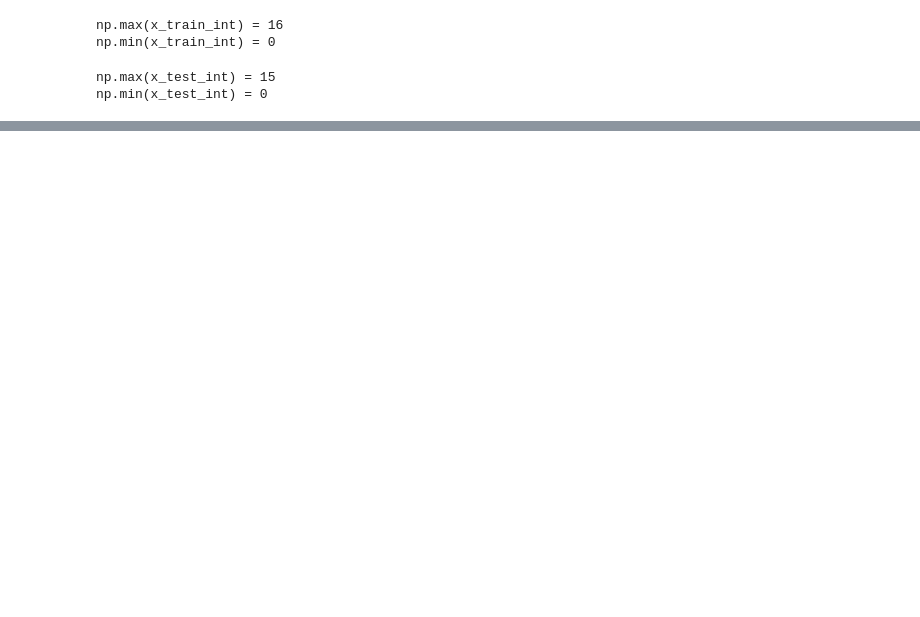
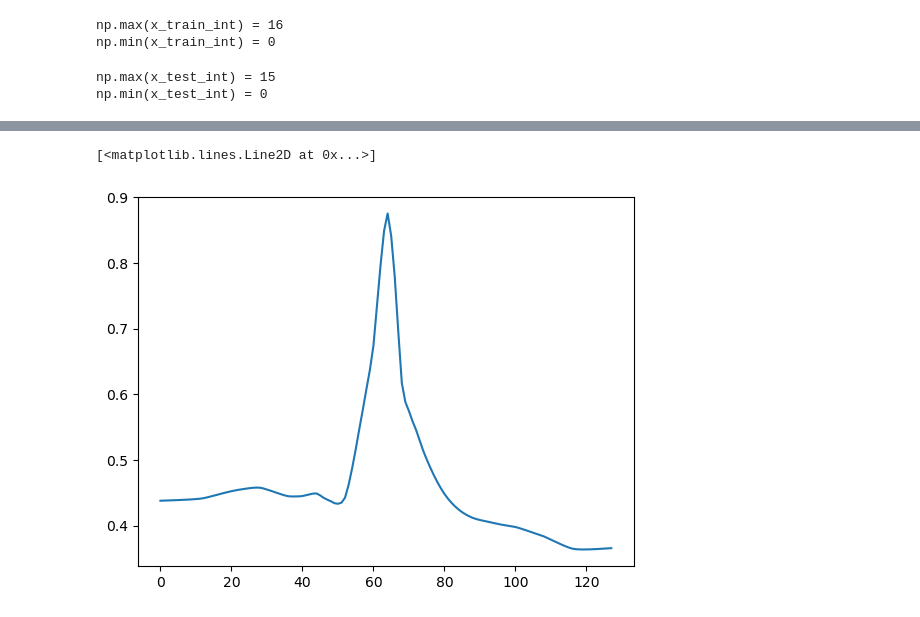
Before and after one commit to khoaguin/PocketHHE, a Jupyter notebook: data/mit-bih/mitbih_to_csv.ipynb, the cells around one changed output, grey strips where cells are left out. Cells and saved outputs as stored; diff of their text form; code cells hidden in the pictures; blank space fills up the shorter version.

```diff
--- a/data/mit-bih/mitbih_to_csv.ipynb
+++ b/data/mit-bih/mitbih_to_csv.ipynb
@@ -64,0 +79,5 @@ np.savetxt("csv/mitbih_x_test_int.csv", x_test_int, delimiter=",")
+# %%
+plt.plot(x_test[0])
+# %% [output]
+[<matplotlib.lines.Line2D at 0x...>]
+[figure, added]
```
Also changed, not shown: parts of 6 cells of this notebook, 4 other files.
